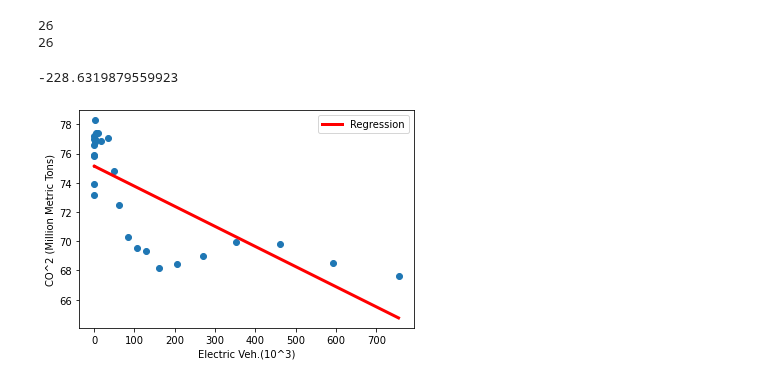
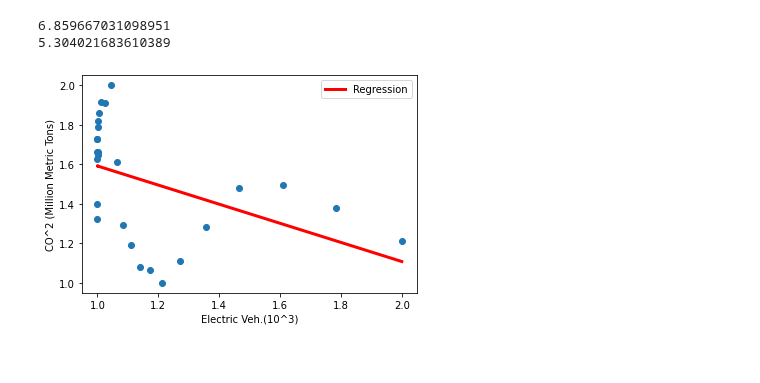
Before and after one commit to IsaacJohnEvans/EV_affect_on_emissions, a Jupyter notebook: Linear_regression_correlation_study_eric.ipynb, the cells around one changed output. Drawn from its saved outputs; the diff is of its cells as text; code cells hidden in the pictures.

Commit message:
More on linear regression

```diff
--- a/Linear_regression_correlation_study_eric.ipynb
+++ b/Linear_regression_correlation_study_eric.ipynb
@@ -88,7 +93,18 @@ data_top
 # %%
+# UK data
 ElectricCars = UK_veh_df['Hybrid Electric 1'][:27]+UK_veh_df['Plug-in Hybrid Electric 2'][:27]+UK_veh_df['Battery Electric'][:27]+UK_veh_df['Range-Extended Electric 3'][:27]+UK_veh_df['Fuel Cell Electric 4'][:27]
 electric_car_dat = np.array(ElectricCars[:-1]).reshape(-1,1)
-raod_emission_by_veh = np.array(UK_em_df[6][5:]).reshape(-1,1)
-print(raod_emission_by_veh)
-print(electric_car_dat)
+road_emission_by_veh = np.array(UK_em_df[6][5:]).reshape(-1,1)
+
+# USA data
+US_em_df_transpose = US_em_df.transpose()
+US_veh_df_transpose = US_veh_df.transpose()
+
+us_car_emission = US_em_df_transpose[1][4:]+US_em_df_transpose[6][4:]+US_em_df_transpose[11][4:]+US_em_df_transpose[16][4:]+US_em_df_transpose[21][4:]
+us_car_emission = np.array(us_car_emission)
+us_car_emission = us_car_emission.reshape(-1,1)
+
+us_electric_veh = US_veh_df_transpose[9][2:-1]
+us_electric_veh = np.array(us_electric_veh)
+us_electric_veh = us_electric_veh.reshape(-1,1)
 # %% [output]
@@ -116,26 +132,46 @@ def produce_predictions_linear_regression(train_X, train_y):
     # make predictions
     regression = model.predict(train_X)
     return regression,model
-# %%
-print(len(electric_car_dat))
-print(len(raod_emission_by_veh))
-# %% [output]
-26
-26
+# %%
+def to_do_normal(dataset):
+    # normalize the dataset
+    scaler = MinMaxScaler(feature_range=(0, 1))
+    normalized_dataset = scaler.fit_transform(dataset)
+    normalized_dataset = normalized_dataset + 1 # avoid zeros
+    return normalized_dataset
+# %%
+# UK
+uk_E_car_dat_n = to_do_normal(electric_car_dat)
+uk_emission_by_veh_n = to_do_normal(road_emission_by_veh)
+
+# USA
+usa_E_car_dat_n = to_do_normal(us_electric_veh)
+usa_emission_by_veh_n = to_do_normal(us_car_emission)
+# EU
+
+#
+# %%
+uk_predict,uk_model = produce_predictions_linear_regression(uk_E_car_dat_n,uk_emission_by_veh_n)
+usa_predict,usa_model = produce_predictions_linear_regression(usa_E_car_dat_n,usa_emission_by_veh_n)
 # %%
+def mean_absolute_percentage_error(y_true, y_pred):
+    MSPE = np.mean((mean_squared_error(y_true,y_pred,squared = True)*y_true)/y_true) * 100
+    return np.abs(MSPE)
+
 ##### test_regression,test_model = produce_predictions_linear_regression(electric_car_dat, raod_emission_by_veh)
-R2 = r2_score(test_regression,raod_emission_by_veh,sample_weight=None)
-
-print(R2)
+UKR2 = mean_absolute_percentage_error(uk_emission_by_veh_n,uk_predict)
+USR2 = mean_absolute_percentage_error(usa_emission_by_veh_n,usa_predict)
+print(UKR2)
+print(USR2)
 # %% [output]
--228.6319879559923
+6.859667031098951
+5.304021683610389
 # %%
-plt.scatter(electric_car_dat, raod_emission_by_veh)
-plt.plot(electric_car_dat, test_regression, c='r', linewidth=3, label='Regression')
+plt.scatter(uk_E_car_dat_n, uk_emission_by_veh_n)
+plt.plot(uk_E_car_dat_n, uk_predict, c='r', linewidth=3, label='Regression')
 plt.legend()
 plt.xlabel('Electric Veh.(10^3)')
 plt.ylabel('CO^2 (Million Metric Tons)')
-
 plt.show()
 # %% [output]
-[figure, old version]
+[figure, new version]
```
Also changed, not shown: parts of 4 cells of this notebook, 2 other files.
